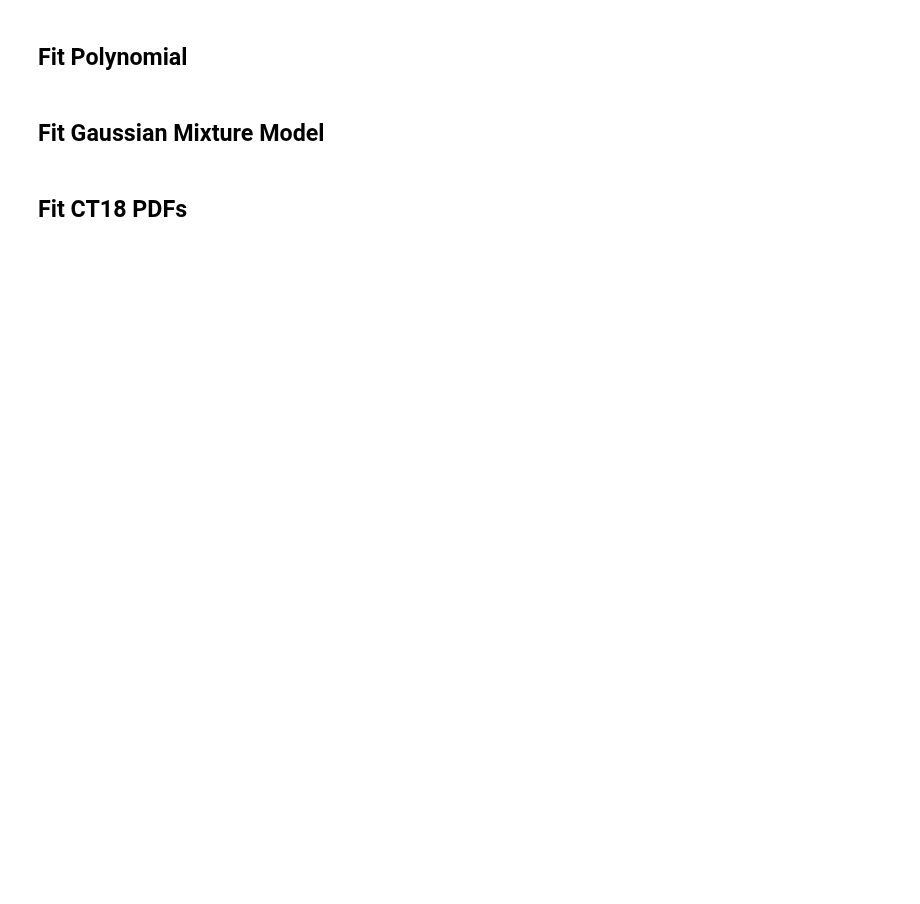
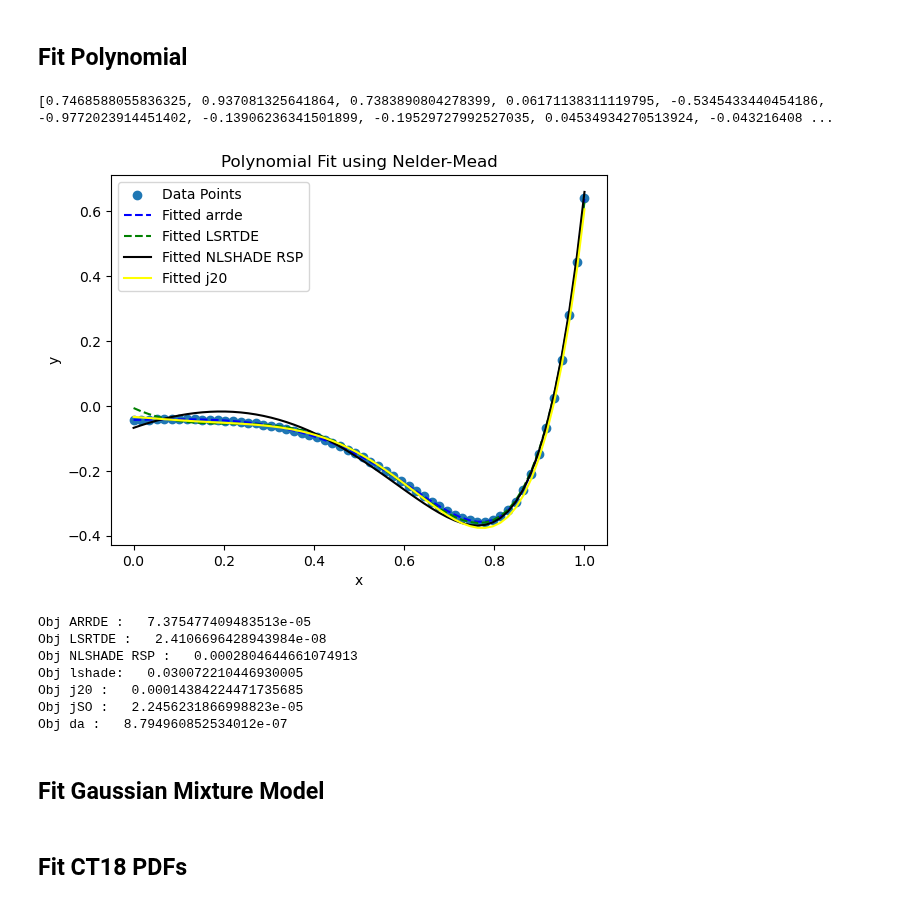
Before and after one commit to khoirulmuzakka/Minion, a Jupyter notebook: examples/minimizer.ipynb, the cells around one changed output. Saved outputs shown, nothing was run; the diff lists cells and outputs as text; code cells hidden in the pictures; blank space fills up the shorter version.

```diff
--- a/examples/minimizer.ipynb
+++ b/examples/minimizer.ipynb
@@ -134,7 +153,7 @@ def objective_function_ind (coeff) :
     return objective_function_vect([coeff])[0]
 
 bounds= [(-10, 10)]*dimension
-Nmaxeval= 50000  #1000*dimension
+Nmaxeval= 5000  #1000*dimension
 
 # Optimize the coefficients using Nelder-Mead
 #result = opt.minimize(objective_function, np.ones(dimension), args=(x_data, y_data), method='Nelder-Mead', options={"maxfev":Nmaxeval, "adaptive":True }  )
@@ -163,33 +182,43 @@ fitted_coefficients_lshade= result_lshade.x
 
 # Step 6: Plot the results
 plt.scatter(x_data, y_data, label='Data Points')
 #plt.plot(x_data, np.polyval(true_coefficients, x_data), 'r-', label='True Polynomial')
 #plt.plot(x_data, np.polyval(fitted_coefficients_nm, x_data), 'g--', label='Fitted nm')
 plt.plot(x_data, polynomial_model(x_data, fitted_coefficients_lsrtde, ), 'b--', label='Fitted arrde')
 plt.plot(x_data, polynomial_model(x_data, fitted_coefficients_arrde, ), 'g--', label='Fitted LSRTDE')
 plt.plot(x_data, polynomial_model(x_data, fitted_coefficients_nlshade, ), 'black', label='Fitted NLSHADE RSP')
 plt.plot(x_data, polynomial_model(x_data, fitted_coefficients_j20, ), 'yellow', label='Fitted j20')
 plt.legend()
 plt.title('Polynomial Fit using Nelder-Mead')
 plt.xlabel('x')
 plt.ylabel('y')
 plt.show()
 
 # Display the true and fitted coefficients
 #print("True coefficients:    ", true_coefficients)
 #print("Fitted coefficients NM :  ", fitted_coefficients_nm)
 #print("Fitted coefficients ARRDE :  ", fitted_coefficients_arrde)
 
 print("")
 
 #print("Obj NM :  ",result.fun)
 print("Obj ARRDE :  ", result_arrde.fun)
 print("Obj LSRTDE :  ", result_lsrtde.fun)
 print("Obj NLSHADE RSP :  ", result_nlshadersp.fun)
 print("Obj lshade:  ", result_lshade.fun)
 print("Obj j20 :  ", result_j20.fun)
 print("Obj jSO :  ", result_jso.fun)
 print("Obj da :  ", dual_ann.fun)
+# %% [output]
+[0.7468588055836325, 0.937081325641864, 0.7383890804278399, 0.06171138311119795, -0.5345433440454186, -0.9772023914451402, -0.13906236341501899, -0.19529727992527035, 0.04534934270513924, -0.043216408 ...
+[figure, added]
+Obj ARRDE :   7.375477409483513e-05
+Obj LSRTDE :   2.4106696428943984e-08
+Obj NLSHADE RSP :   0.0002804644661074913
+Obj lshade:   0.030072210446930005
+Obj j20 :   0.00014384224471735685
+Obj jSO :   2.2456231866998823e-05
+Obj da :   8.794960852534012e-07
 # %% [markdown]
 ## Fit Gaussian Mixture Model
 # %%
```
Also changed, not shown: parts of 2 cells of this notebook, 19 other files.
